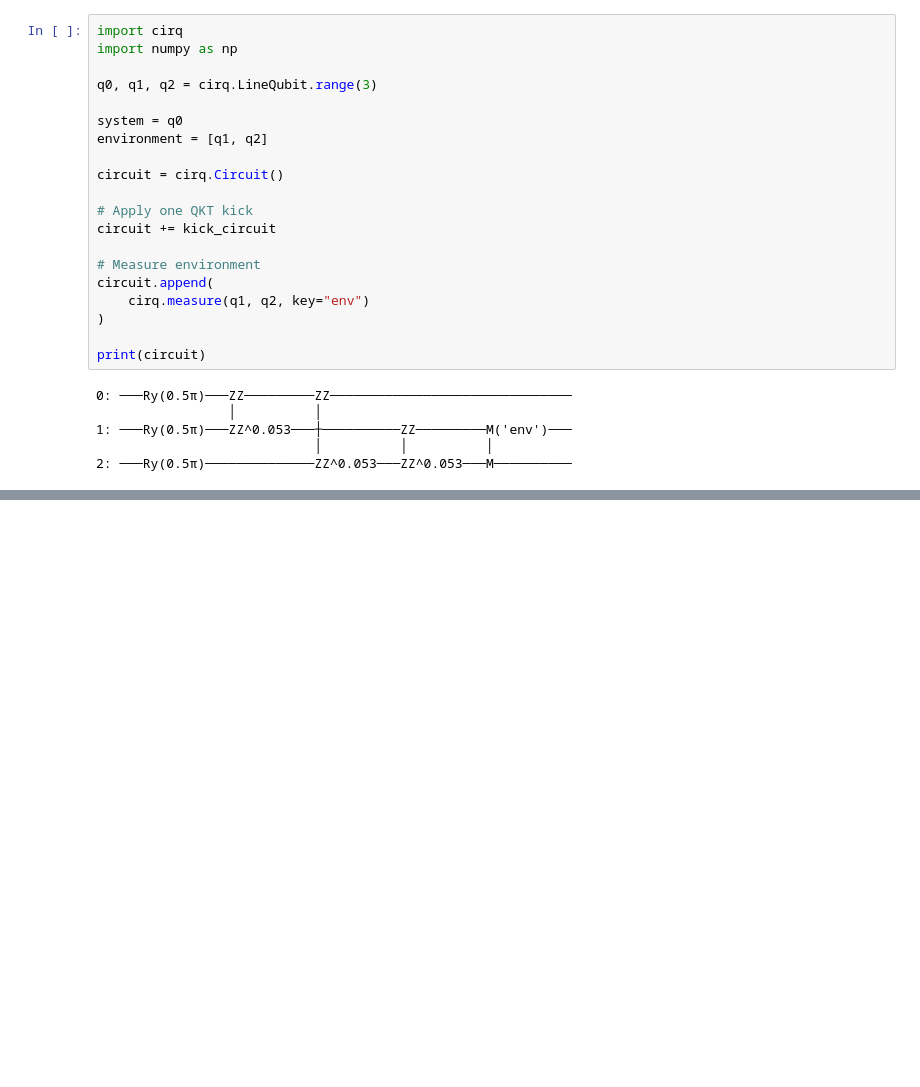
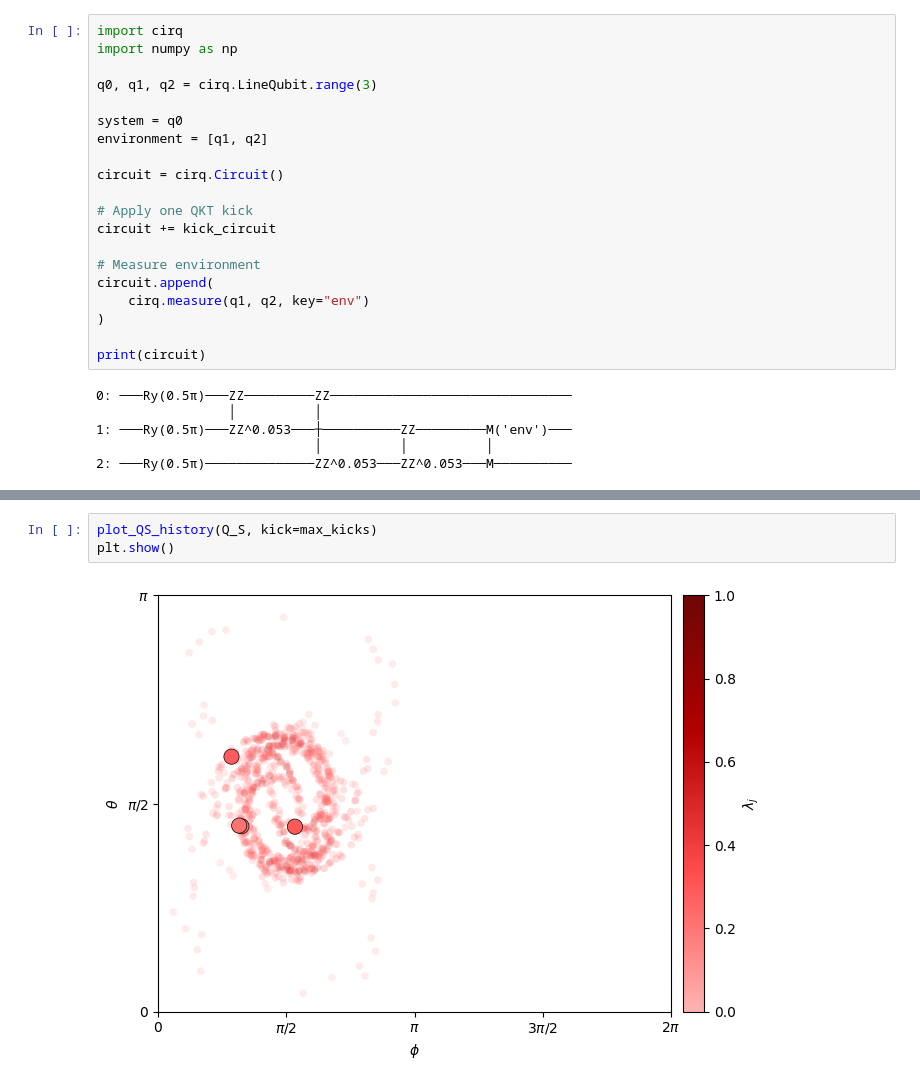
Before and after one commit to Kommmi/Qaos, a Jupyter notebook: QuantumCircuits.ipynb, the cells around one changed output, grey strips where cells are left out. Drawn from its saved outputs; the diff is of its cells as text; blank space fills up the shorter version.

```diff
--- a/QuantumCircuits.ipynb
+++ b/QuantumCircuits.ipynb
@@ -956,0 +1339,5 @@ Q_S
+# %%
+plot_QS_history(Q_S, kick=max_kicks)
+plt.show()
+# %% [output]
+[figure, added]
```
Also changed, not shown: parts of 10 cells of this notebook.
